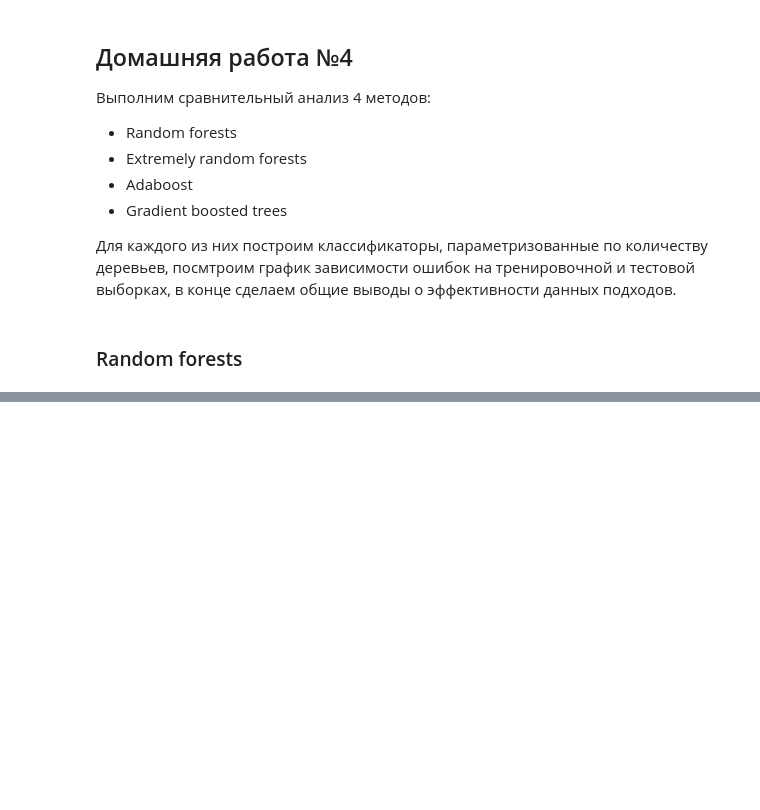
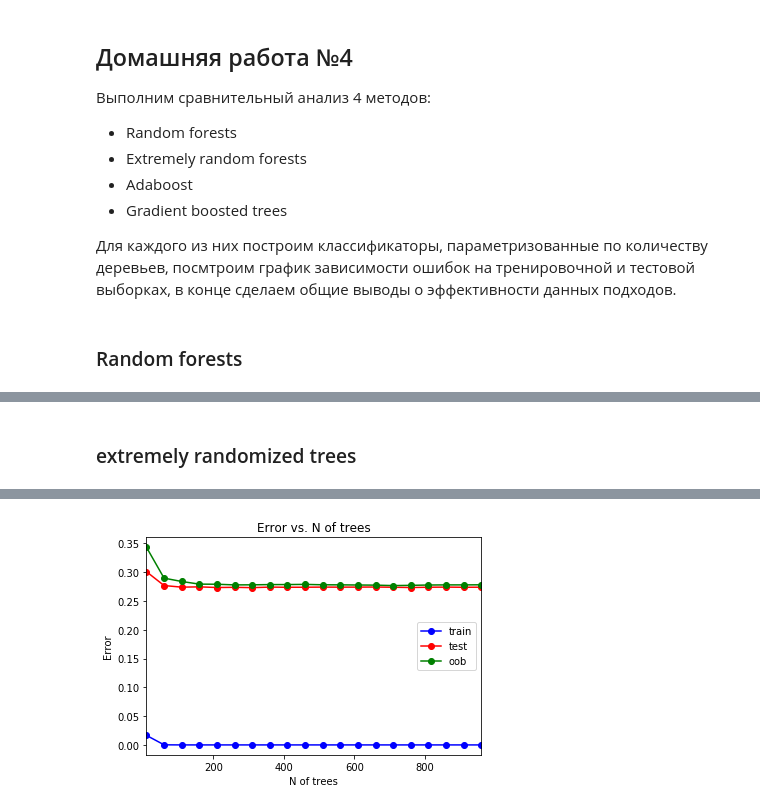
Before and after one commit to DanVev/ml_practice, a Jupyter notebook: data_overview.ipynb, the cells around one changed output, grey strips where cells are left out. Saved outputs shown, nothing was run; the diff lists cells and outputs as text; code cells hidden in the pictures; blank space fills up the shorter version.

```diff
--- a/data_overview.ipynb
+++ b/data_overview.ipynb
@@ -426,0 +459,28 @@ avg / total       0.74      0.73      0.73     14000
+# %% [markdown]
+### extremely randomized trees
+# %%
+from sklearn.ensemble import ExtraTreesClassifier
+test_err = []
+train_err = []
+obb_err = []
+n_trees_list = np.arange(10, 1000, 50)
+for n_trees in tqdm(n_trees_list):
+    model = ExtraTreesClassifier(random_state=42, n_estimators=n_trees, oob_score=True, bootstrap = True)
+    model.fit(X_train, y_train)
+
+    y_train_pred = model.predict(X_train)
+    y_test_pred = model.predict(X_test)
+    train_err.append(np.mean(y_train != y_train_pred))
+    test_err.append(np.mean(y_test != y_test_pred))
+    obb_err.append(1 - model.oob_score_)
+
+plt.plot(n_trees_list, train_err, 'b-o', label='train')
+plt.plot(n_trees_list, test_err, 'r-o', label='test')
+plt.plot(n_trees_list, obb_err, 'g-o', label='oob')
+plt.xlim([np.min(n_trees_list), np.max(n_trees_list)])
+plt.title('Error vs. N of trees')
+plt.xlabel('N of trees')
+plt.ylabel('Error')
+plt.legend()
+pass
+# %% [output]
@@ -426,0 +488 @@ avg / total       0.74      0.73      0.73     14000
+[figure, added]
```
Also changed, not shown: parts of 13 cells of this notebook.
